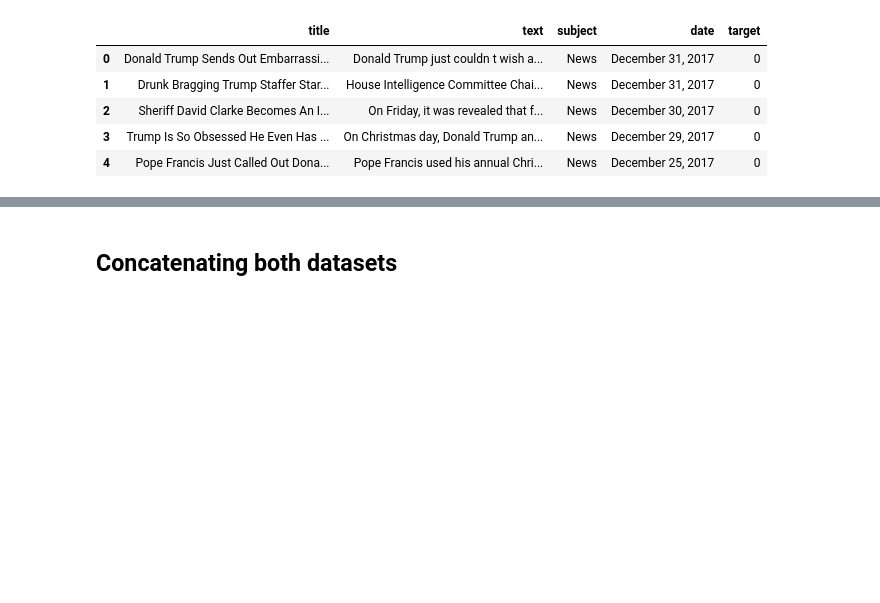
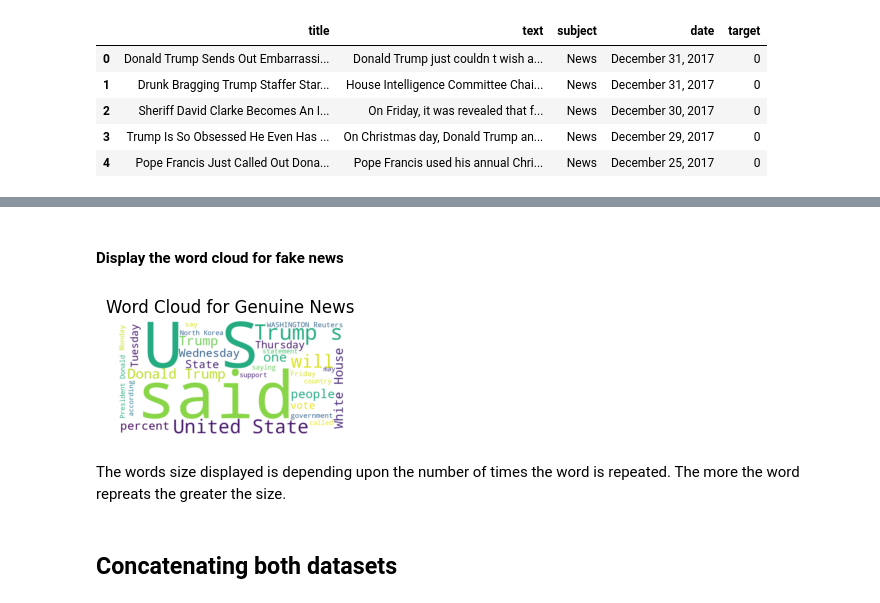
Before and after one commit to LokeshYarramallu/AM_ACM-AI_ML_Models, a Jupyter notebook: Logistic_Reg/Fake news classification/fake-news-detection.ipynb, the cells around one changed output, grey strips where cells are left out. Cells and saved outputs as stored; diff of their text form; code cells hidden in the pictures; blank space fills up the shorter version.

```diff
--- a/Logistic_Reg/Fake news classification/fake-news-detection.ipynb
+++ b/Logistic_Reg/Fake news classification/fake-news-detection.ipynb
@@ -76,3 +92,18 @@ fake.head()
+# %% [markdown]
+#### Display the word cloud for fake news
+# %%
+genuine_news_text = ' '.join(genuine['text'])
+genuine_wordcloud = WordCloud(width=800, height=400, background_color='white', max_words=30).generate(genuine_news_text)
+plt.subplot(1, 2, 2)
+plt.imshow(genuine_wordcloud, interpolation='bilinear')
+plt.title('Word Cloud for Genuine News')
+plt.axis('off')
+
+plt.show()
+# %% [output]
+[figure, added]
+# %% [markdown]
+The words size displayed is depending upon the number of times the word is repeated. The more the word repreats the greater the size.
 # %% [markdown]
 ## Concatenating both datasets
 # %%
```
Also changed, not shown: parts of 9 cells of this notebook, 1 other file.
